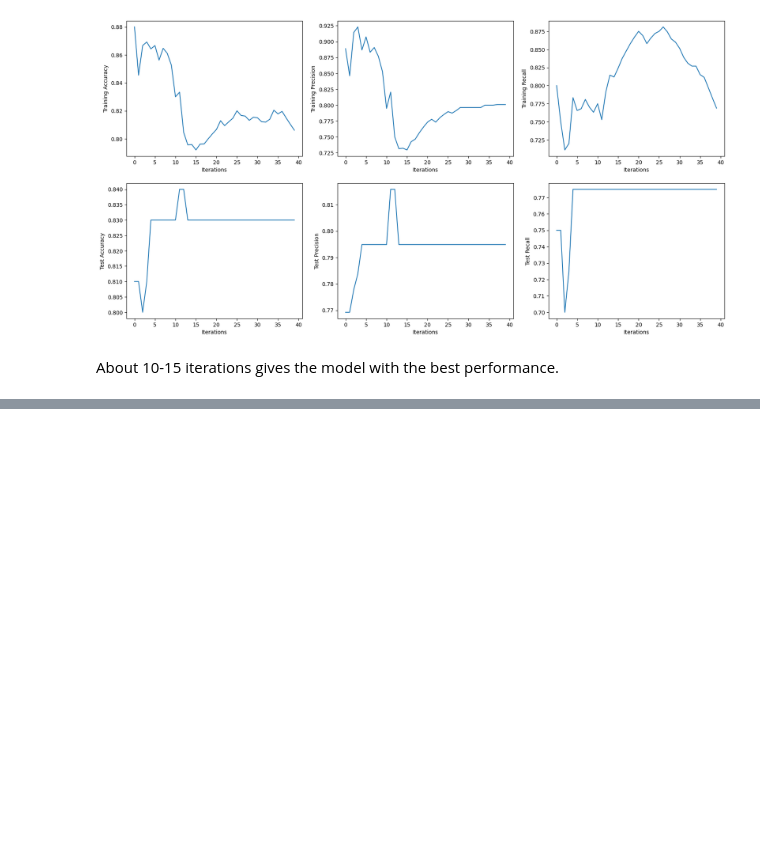
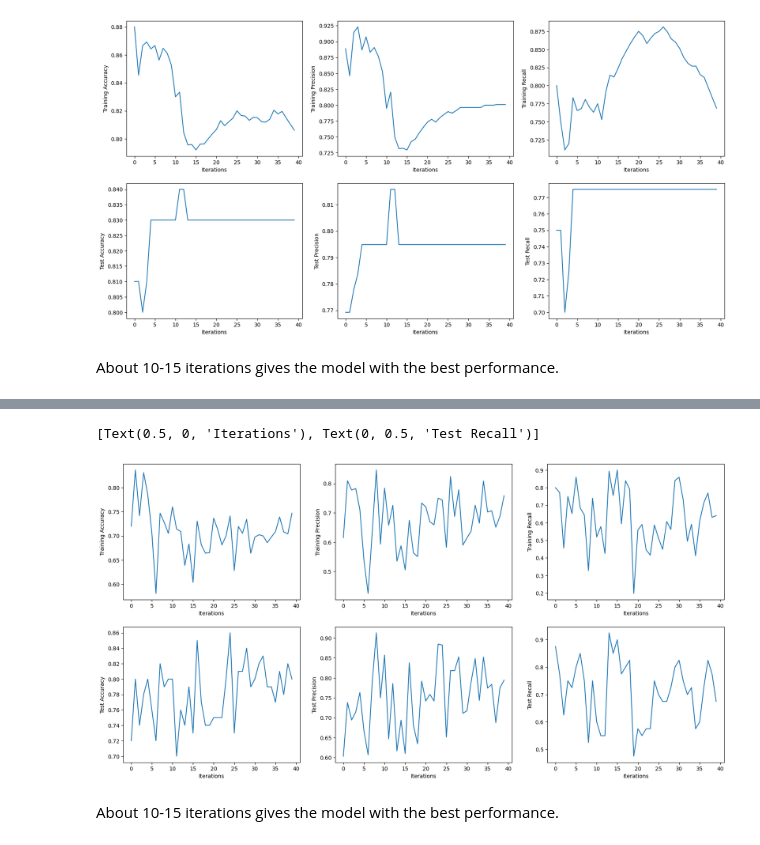
Before and after one commit to jess-moloney/lighthouse-data-notes, a Jupyter notebook: Unit_8/Day_6/Active_learning_exercise.ipynb, the cells around one changed output, grey strips where cells are left out. Drawn from its saved outputs; the diff is of its cells as text; code cells hidden in the pictures; blank space fills up the shorter version.

```diff
--- a/Unit_8/Day_6/Active_learning_exercise.ipynb
+++ b/Unit_8/Day_6/Active_learning_exercise.ipynb
@@ -193,0 +223,3 @@ About 10-15 iterations gives the model with the best performance.
+# %%
+# Pclass is actually a categorical feature - convert to string
+df['Pclass'] = df['Pclass'].astype(str)
@@ -193,0 +232,5 @@ About 10-15 iterations gives the model with the best performance.
+# %%
+# FIT THE FIRST MODEL ONLY ON THE DATAFRAME START_DF
+start_df = df.sample(n=100, random_state=42)
+# DROP OBS FROM START_DF FROM DF
+df = df[~df.PassengerId.isin(start_df.PassengerId.tolist())]
@@ -193,0 +257,12 @@ About 10-15 iterations gives the model with the best performance.
+# %%
+numeric_transform = Pipeline([('impute_mean', SimpleImputer(strategy='mean')),
+                              ('scaling', StandardScaler())])
+
+categorical_transform = Pipeline([('impute_mode', SimpleImputer(strategy='most_frequent')),
+                                  ('one-hot-encode', OneHotEncoder(sparse=False))])
+
+preprocessing = ColumnTransformer([('numeric', numeric_transform, ['Age', 'SibSp', 'Parch', 'Fare']),
+                                        ('categorical', categorical_transform, ['Pclass', 'Sex', 'Embarked'])])
+
+pipeline = Pipeline([('preprocessing', preprocessing),
+                          ('model', SGDClassifier(loss = 'log_loss', warm_start = True))])
@@ -193,0 +347,34 @@ About 10-15 iterations gives the model with the best performance.
+# %%
+max_iter = 40
+
+iteration_list = []
+
+acc_train_list = []
+precision_train_list = []
+recall_train_list = []
+acc_test_list = []
+precision_test_list = []
+recall_test_list = []
+
+for i in range(0, max_iter):
+    df, start_df, acc_train, precision_train, recall_train, acc_test, precision_test, recall_test = fit_score(df, start_df, test_df)
+    iteration_list.append(i)
+    acc_train_list.append(acc_train)
+    precision_train_list.append(precision_train)
+    recall_train_list.append(recall_train)
+    acc_test_list.append(acc_test)
+    precision_test_list.append(precision_test)
+    recall_test_list.append(recall_test)
+
+fig, axes = plt.subplots(2,3, figsize=(20,10))
+sns.lineplot(ax=axes[0][0], x=iteration_list, y=acc_train_list).set(xlabel= 'Iterations', ylabel='Training Accuracy')
+sns.lineplot(ax=axes[0][1], x=iteration_list, y=precision_train_list).set(xlabel= 'Iterations', ylabel='Training Precision')
+sns.lineplot(ax=axes[0][2], x=iteration_list, y=recall_train_list).set(xlabel= 'Iterations', ylabel='Training Recall')
+sns.lineplot(ax=axes[1][0], x=iteration_list, y=acc_test_list).set(xlabel= 'Iterations', ylabel='Test Accuracy')
+sns.lineplot(ax=axes[1][1], x=iteration_list, y=precision_test_list).set(xlabel= 'Iterations', ylabel='Test Precision')
+sns.lineplot(ax=axes[1][2], x=iteration_list, y=recall_test_list).set(xlabel= 'Iterations', ylabel='Test Recall')
+# %% [output]
+[Text(0.5, 0, 'Iterations'), Text(0, 0.5, 'Test Recall')]
+[figure, added]
+# %% [markdown]
+About 10-15 iterations gives the model with the best performance.
```
Also changed, not shown: parts of 7 cells of this notebook, 37 other files.
